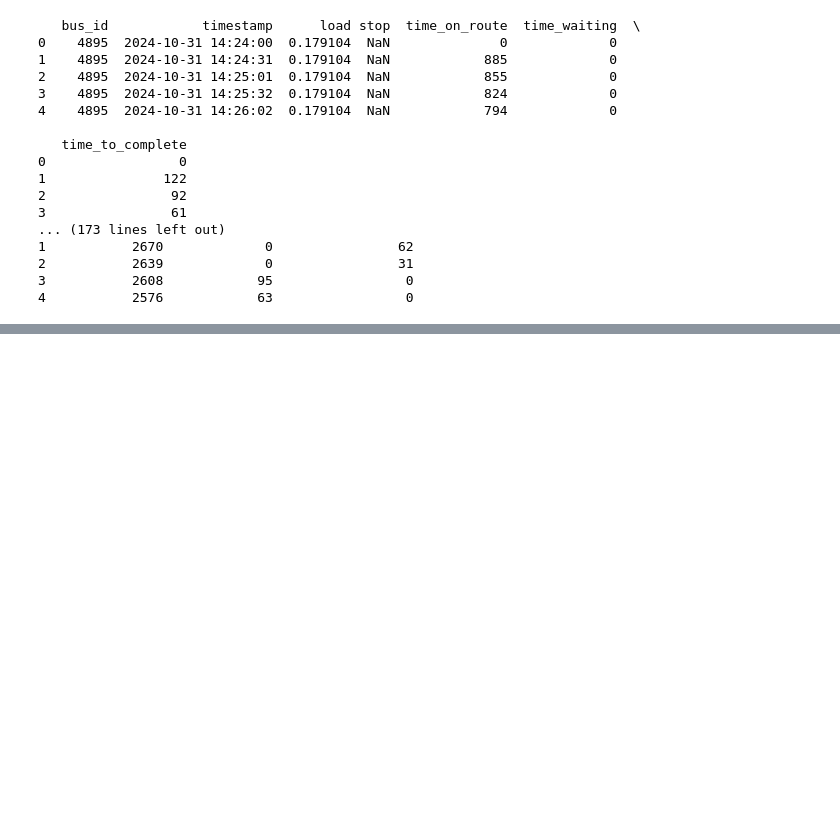
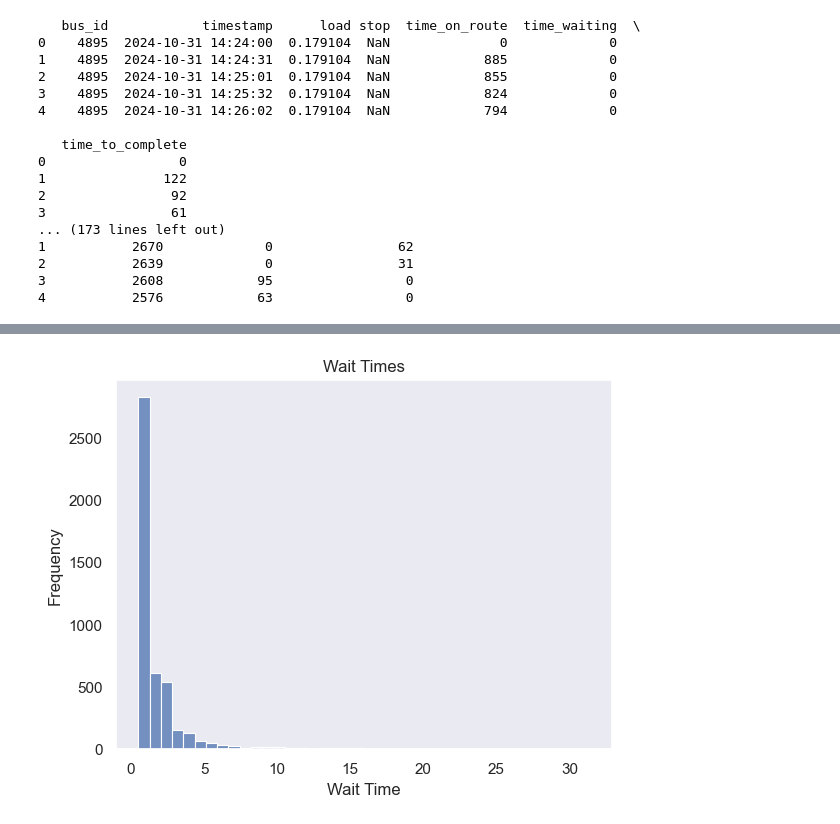
Before and after one commit to AkeBoss-tech/RutgersBusAnalysis, a Jupyter notebook: stops.ipynb, the cells around one changed output, grey strips where cells are left out. Saved outputs shown, nothing was run; the diff lists cells and outputs as text; code cells hidden in the pictures; blank space fills up the shorter version.

```diff
--- a/stops.ipynb
+++ b/stops.ipynb
@@ -67,0 +208,28 @@ array([ 4895,  4885,  4839, 13210, 15189,  4856,  4893,  4864,  4872,
+# %%
+# for each bus count the number of times the measurement jumps from 0 to something not equal to 0
+# make a dictionary for each bus and a list with all the times
+
+times = {}
+
+for bus_id in dfs[route]['bus_id'].unique():
+    data_bus = dfs[route][dfs[route]['bus_id'] == bus_id]
+
+    data_bus['timestamp'] = pd.to_datetime(data_bus['timestamp'])
+    data_bus = data_bus.sort_values(by='timestamp')
+
+    times[bus_id] = []
+
+    for i in range(1, len(data_bus)):
+        value = data_bus.iloc[i]['time_waiting']
+        before = data_bus.iloc[i-1]['time_waiting']
+        timestamp = data_bus.iloc[i]['timestamp']
+
+        if before == 0 and value > 0:
+            times[bus_id].append([timestamp, value / 60])
+
+# get the times from all the buses
+wait_times = []
+
+for key, value in times.items():
+    wait_times.extend(value)
+wait_times
@@ -67,0 +271,10 @@ array([ 4895,  4885,  4839, 13210, 15189,  4856,  4893,  4864,  4872,
+# %%
+# create a histogram of the loop times
+import seaborn as sns, matplotlib.pyplot as plt
+sns.histplot([x[1] for x in wait_times], bins=40)
+plt.title('Wait Times')
+plt.xlabel('Wait Time')
+plt.ylabel('Frequency')
+plt.show()
+# %% [output]
+[figure, added]
```
Also changed, not shown: parts of 17 cells of this notebook, 14 other files.
